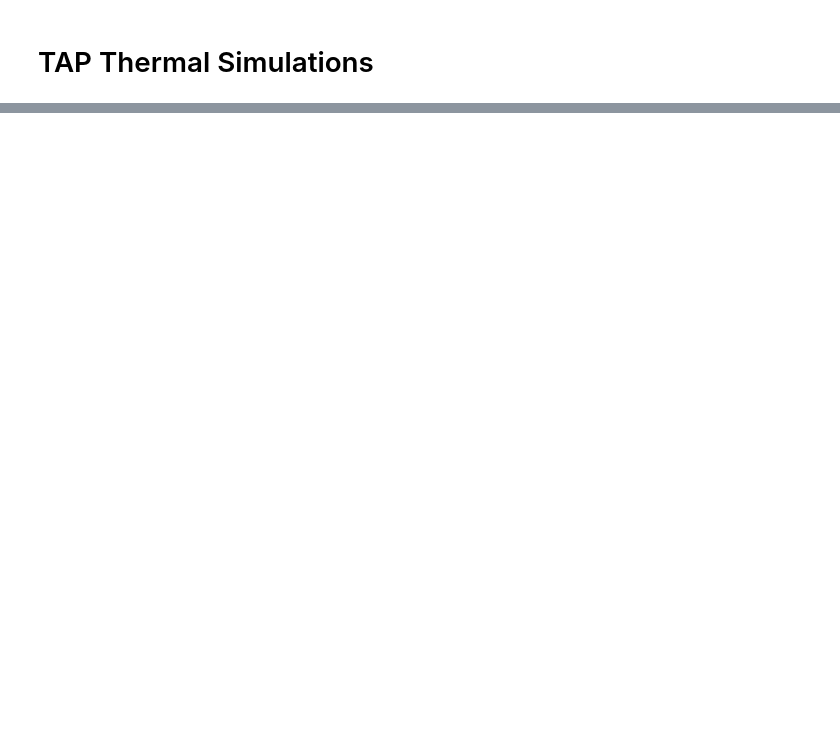
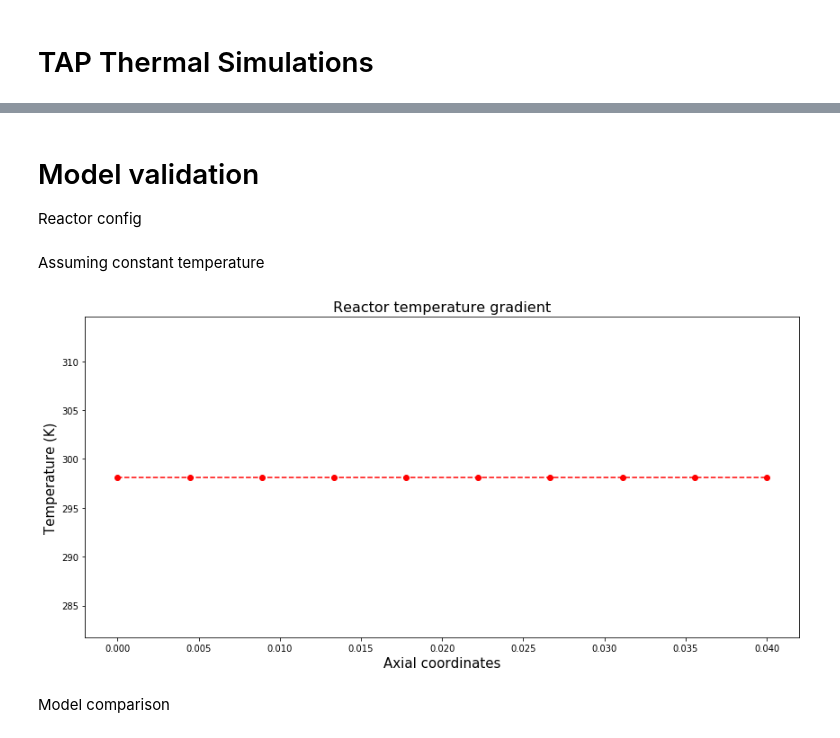
Before and after one commit to GSEL9/tap-thermal, a Jupyter notebook: tapThermal/simulations.ipynb, the cells around one changed output, grey strips where cells are left out. Drawn from its saved outputs; the diff is of its cells as text; code cells hidden in the pictures; blank space fills up the shorter version.

```diff
--- a/tapThermal/simulations.ipynb
+++ b/tapThermal/simulations.ipynb
@@ -35,0 +38,10 @@ def plot_exit_flow(time, model, figsize=(12, 6)):
+# %%
+def plot_temp_gradient(space, gradient, figsize=(12, 6)):
+
+    plt.figure(figsize=figsize)
+    plt.title('Reactor temperature gradient', fontsize=16)
+    plt.plot(space, gradient, 'r--o')
+    plt.xlabel('Axial coordinates', fontsize=15)
+    plt.ylabel('Temperature (K)', fontsize=15)
+
+    return plt
@@ -35,0 +64,25 @@ def plot_exit_flow(time, model, figsize=(12, 6)):
+# %% [markdown]
+# Model validation
+
+Reactor config
+# %%
+area = np.pi * (0.00275) ** 2
+
+gridpoints = 1000
+
+space = np.linspace(0, 0.04, gridpoints)
+step_size = space[-1] / (gridpoints - 1)
+# %% [markdown]
+Assuming constant temperature
+# %%
+ref_temp = 298.15
+
+temp_measures = [ref_temp, ref_temp]
+gradient = thermal_gradient(space, temp_measures)
+
+plot_temp_gradient(space, gradient)
+plt.tight_layout()
+# %% [output]
+[figure, added]
+# %% [markdown]
+Model comparison
```
Also changed, not shown: parts of 50 cells of this notebook, 3 other files.
